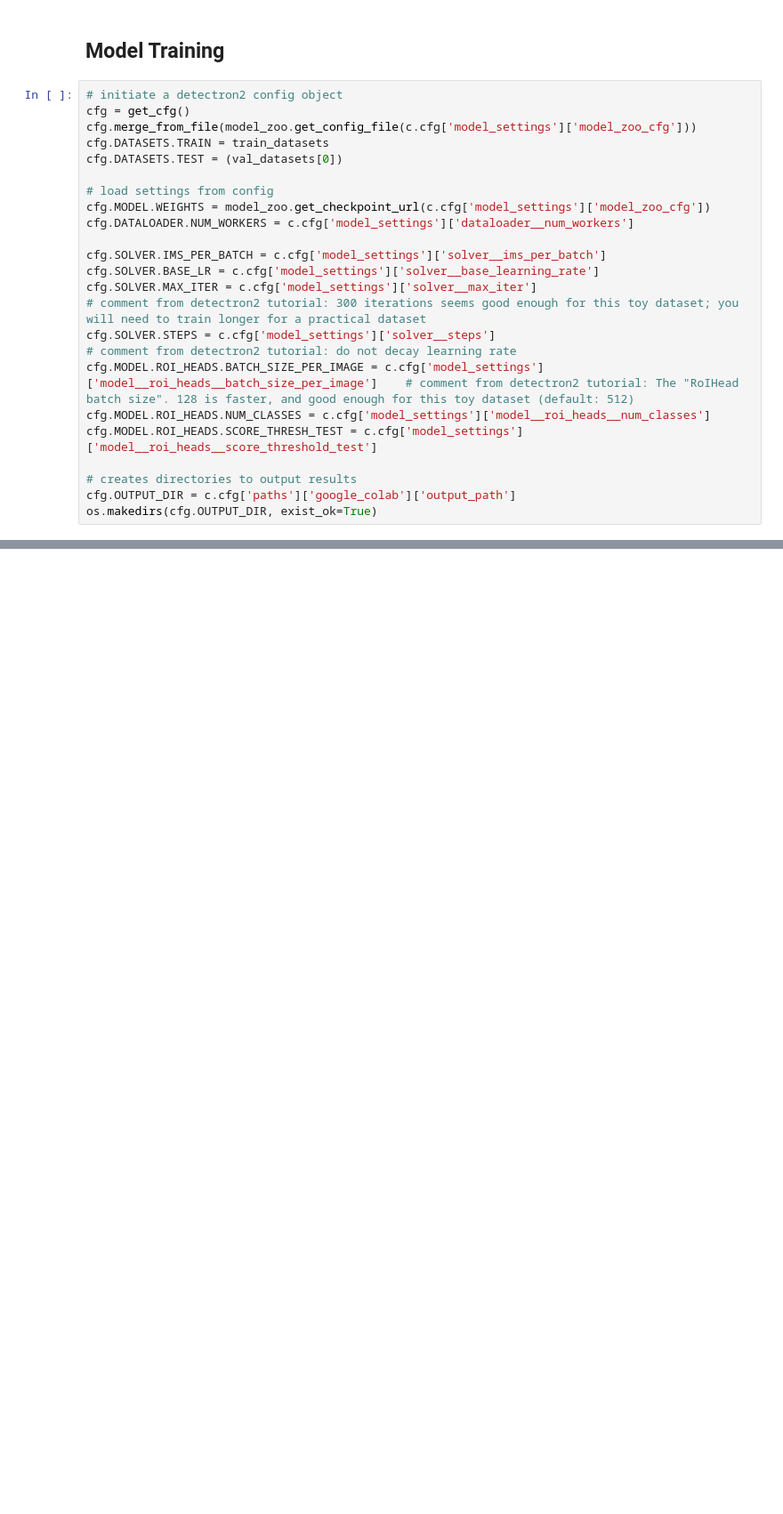
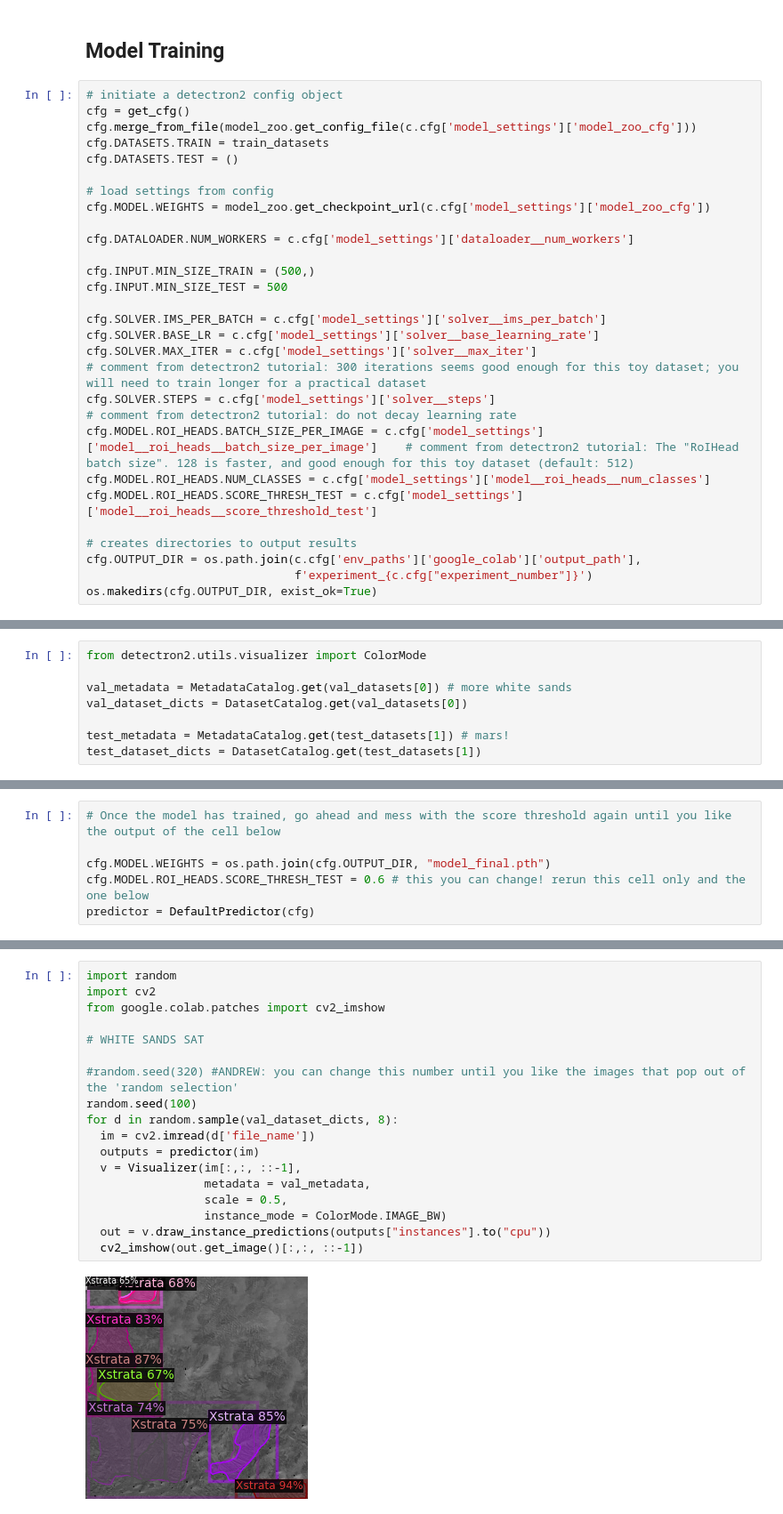
Before and after one commit to gitgabgit/interdune_viz, a Jupyter notebook: run_experiments.ipynb, the cells around one changed output, grey strips where cells are left out. Shown at 89% size. Drawn from its saved outputs; the diff is of its cells as text; blank space fills up the shorter version.

Commit message:
Changes for Andrew presentation on 11/7

```diff
--- a/run_experiments.ipynb
+++ b/run_experiments.ipynb
@@ -155,11 +269,15 @@ val_datasets = tuple(v)
 cfg = get_cfg()
 cfg.merge_from_file(model_zoo.get_config_file(c.cfg['model_settings']['model_zoo_cfg']))
 cfg.DATASETS.TRAIN = train_datasets
-cfg.DATASETS.TEST = (val_datasets[0])
+cfg.DATASETS.TEST = ()
 
 # load settings from config
 cfg.MODEL.WEIGHTS = model_zoo.get_checkpoint_url(c.cfg['model_settings']['model_zoo_cfg'])
+
 cfg.DATALOADER.NUM_WORKERS = c.cfg['model_settings']['dataloader__num_workers']
+
+cfg.INPUT.MIN_SIZE_TRAIN = (500,)
+cfg.INPUT.MIN_SIZE_TEST = 500
 
 cfg.SOLVER.IMS_PER_BATCH = c.cfg['model_settings']['solver__ims_per_batch']
 cfg.SOLVER.BASE_LR = c.cfg['model_settings']['solver__base_learning_rate']
@@ -170,5 +288,6 @@ cfg.MODEL.ROI_HEADS.NUM_CLASSES = c.cfg['model_settings']['model__roi_heads__num
 cfg.MODEL.ROI_HEADS.SCORE_THRESH_TEST = c.cfg['model_settings']['model__roi_heads__score_threshold_test']
 
 # creates directories to output results
-cfg.OUTPUT_DIR = c.cfg['paths']['google_colab']['output_path']
+cfg.OUTPUT_DIR = os.path.join(c.cfg['env_paths']['google_colab']['output_path'],
+                              f'experiment_{c.cfg["experiment_number"]}')
 os.makedirs(cfg.OUTPUT_DIR, exist_ok=True)
@@ -179,0 +371,8 @@ trainer.train()
+# %%
+from detectron2.utils.visualizer import ColorMode
+
+val_metadata = MetadataCatalog.get(val_datasets[0]) # more white sands
+val_dataset_dicts = DatasetCatalog.get(val_datasets[0])
+
+test_metadata = MetadataCatalog.get(test_datasets[1]) # mars!
+test_dataset_dicts = DatasetCatalog.get(test_datasets[1])
@@ -179,0 +386,6 @@ trainer.train()
+# %%
+# Once the model has trained, go ahead and mess with the score threshold again until you like the output of the cell below
+
+cfg.MODEL.WEIGHTS = os.path.join(cfg.OUTPUT_DIR, "model_final.pth")
+cfg.MODEL.ROI_HEADS.SCORE_THRESH_TEST = 0.6 # this you can change! rerun this cell only and the one below
+predictor = DefaultPredictor(cfg)
@@ -179,0 +394,20 @@ trainer.train()
+# %%
+import random
+import cv2
+from google.colab.patches import cv2_imshow
+
+# WHITE SANDS SAT
+
+#random.seed(320) #ANDREW: you can change this number until you like the images that pop out of the 'random selection'
+random.seed(100)
+for d in random.sample(val_dataset_dicts, 8):
+  im = cv2.imread(d['file_name'])
+  outputs = predictor(im)
+  v = Visualizer(im[:,:, ::-1],
+                 metadata = val_metadata,
+                 scale = 0.5,
+                 instance_mode = ColorMode.IMAGE_BW)
+  out = v.draw_instance_predictions(outputs["instances"].to("cpu"))
+  cv2_imshow(out.get_image()[:,:, ::-1])
+# %% [output]
+[figure, added]
```
Also changed, not shown: parts of 32 cells of this notebook, 7 other files.
